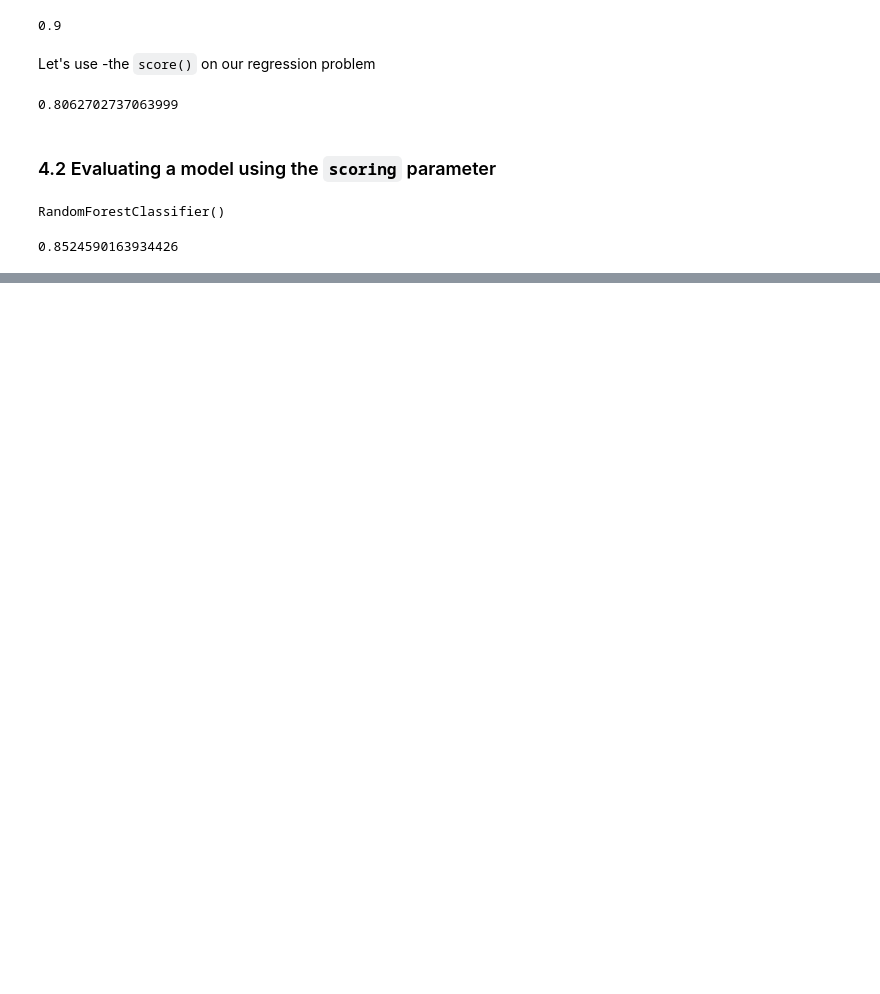
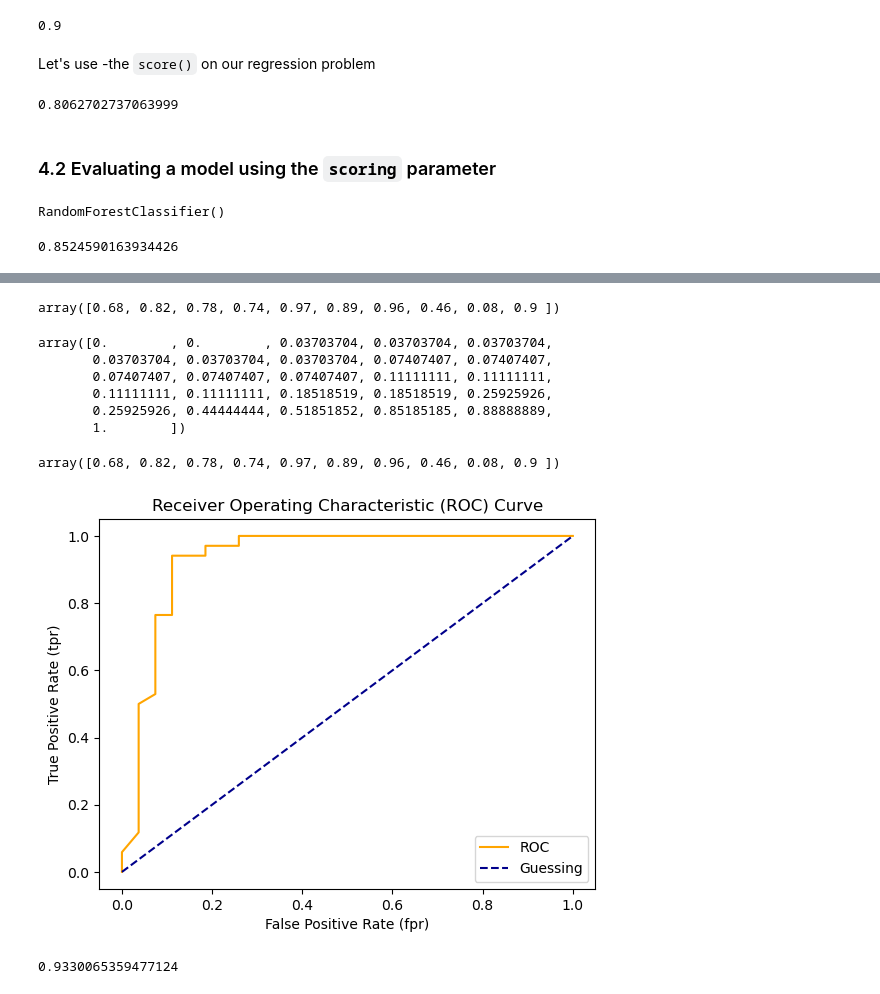
Before and after one commit to DilunVass/ML_Tutotial, a Jupyter notebook: introduction_to_scikit_learn.ipynb, the cells around one changed output, grey strips where cells are left out. Saved outputs shown, nothing was run; the diff lists cells and outputs as text; code cells hidden in the pictures; blank space fills up the shorter version.

```diff
--- a/introduction_to_scikit_learn.ipynb
+++ b/introduction_to_scikit_learn.ipynb
@@ -1073,0 +1153,13 @@ clf.score(x_test, y_test)
+# %%
+# Crate X_train, X_test, y_train, y_test
+x_train, x_test, y_train, y_test = train_test_split(x, y, test_size=0.2)
+# %%
+from sklearn.metrics import roc_curve
+
+# Fit the classifier
+clf.fit(x_train, y_train)
+
+# Make predictions with probabilities
+y_probs = clf.predict_proba(x_test)
+
+y_probs[:10]
@@ -1073,0 +1177,52 @@ clf.score(x_test, y_test)
+# %%
+y_probs_positive = y_probs[:, 1]
+y_probs_positive[:10]
+# %% [output]
+array([0.68, 0.82, 0.78, 0.74, 0.97, 0.89, 0.96, 0.46, 0.08, 0.9 ])
+# %%
+# Calculate fp, tp, thresholds
+fpr, tpr, thresholds = roc_curve(y_test, y_probs_positive)
+
+# Check the false positive rates
+fpr
+# %% [output]
+array([0.        , 0.        , 0.03703704, 0.03703704, 0.03703704,
+       0.03703704, 0.03703704, 0.03703704, 0.07407407, 0.07407407,
+       0.07407407, 0.07407407, 0.07407407, 0.11111111, 0.11111111,
+       0.11111111, 0.11111111, 0.18518519, 0.18518519, 0.25925926,
+       0.25925926, 0.44444444, 0.51851852, 0.85185185, 0.88888889,
+       1.        ])
+# %%
+y_probs_positive = y_probs[:, 1]
+y_probs_positive[:10]
+# %% [output]
+array([0.68, 0.82, 0.78, 0.74, 0.97, 0.89, 0.96, 0.46, 0.08, 0.9 ])
+# %%
+# Create a function for plotting ROC curves
+import matplotlib.pyplot as plt
+
+def plt_roc_curve(fpr, tpr):
+    """
+    Plots a ROC curve given the false positive rate (fpr) and true positive rate (tpr) of a model.
+    """
+    # Plot ROC curve
+    plt.plot(fpr, tpr, color="orange", label="ROC")
+    # Plot line with no predictive power (baseline)
+    plt.plot([0, 1], [0, 1], color="darkblue", linestyle="--", label="Guessing")
+
+    # Customize the plot
+    plt.xlabel("False Positive Rate (fpr)")
+    plt.ylabel("True Positive Rate (tpr)")
+    plt.title("Receiver Operating Characteristic (ROC) Curve")
+    plt.legend()
+    plt.show()
+
+plt_roc_curve(fpr, tpr)
+# %% [output]
+[figure, added]
+# %%
+from sklearn.metrics import roc_auc_score
+
+roc_auc_score(y_test, y_probs_positive)
+# %% [output]
+0.9330065359477124
```
Also changed, not shown: parts of 19 cells of this notebook, 1 other file.
